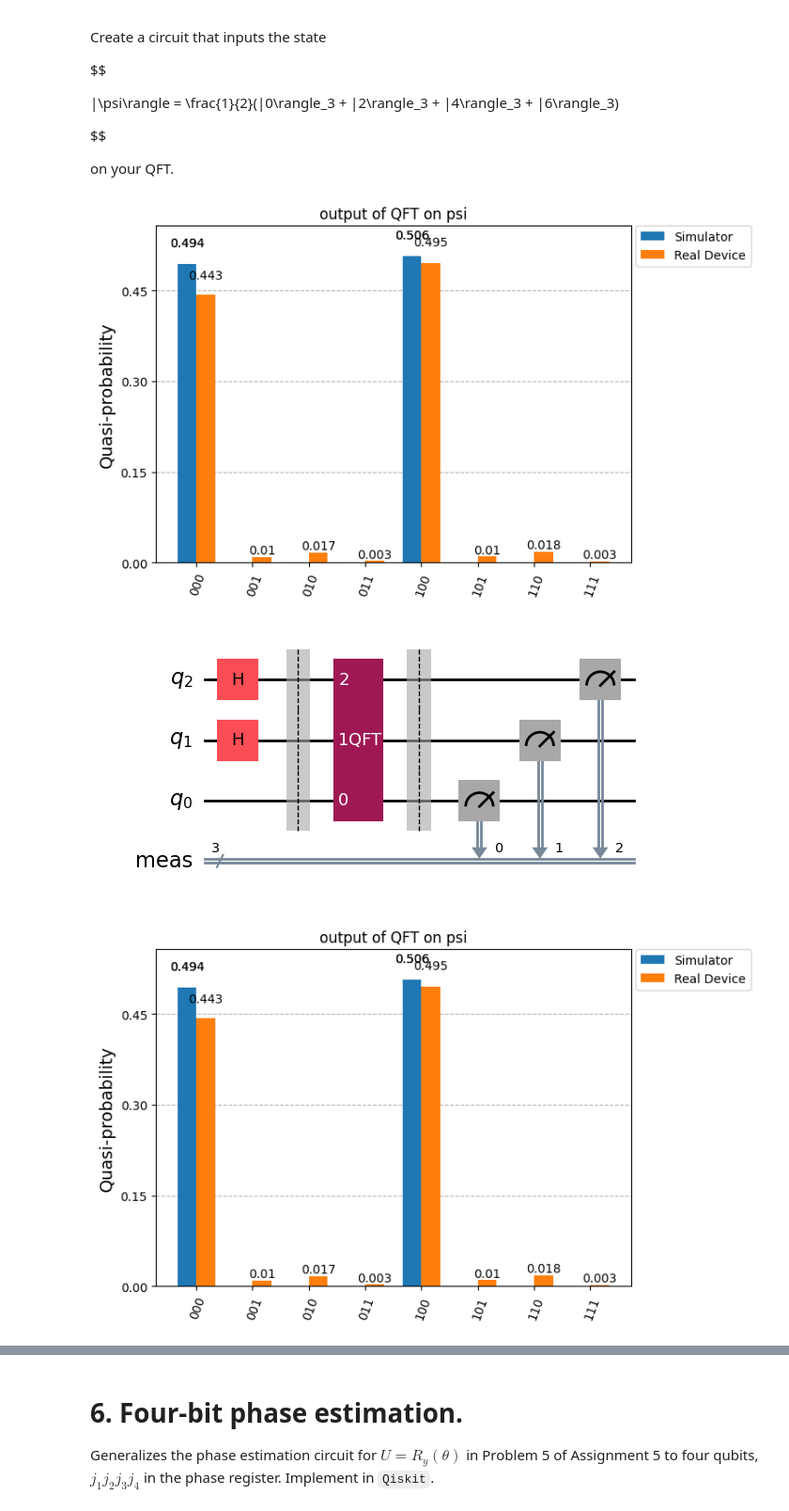
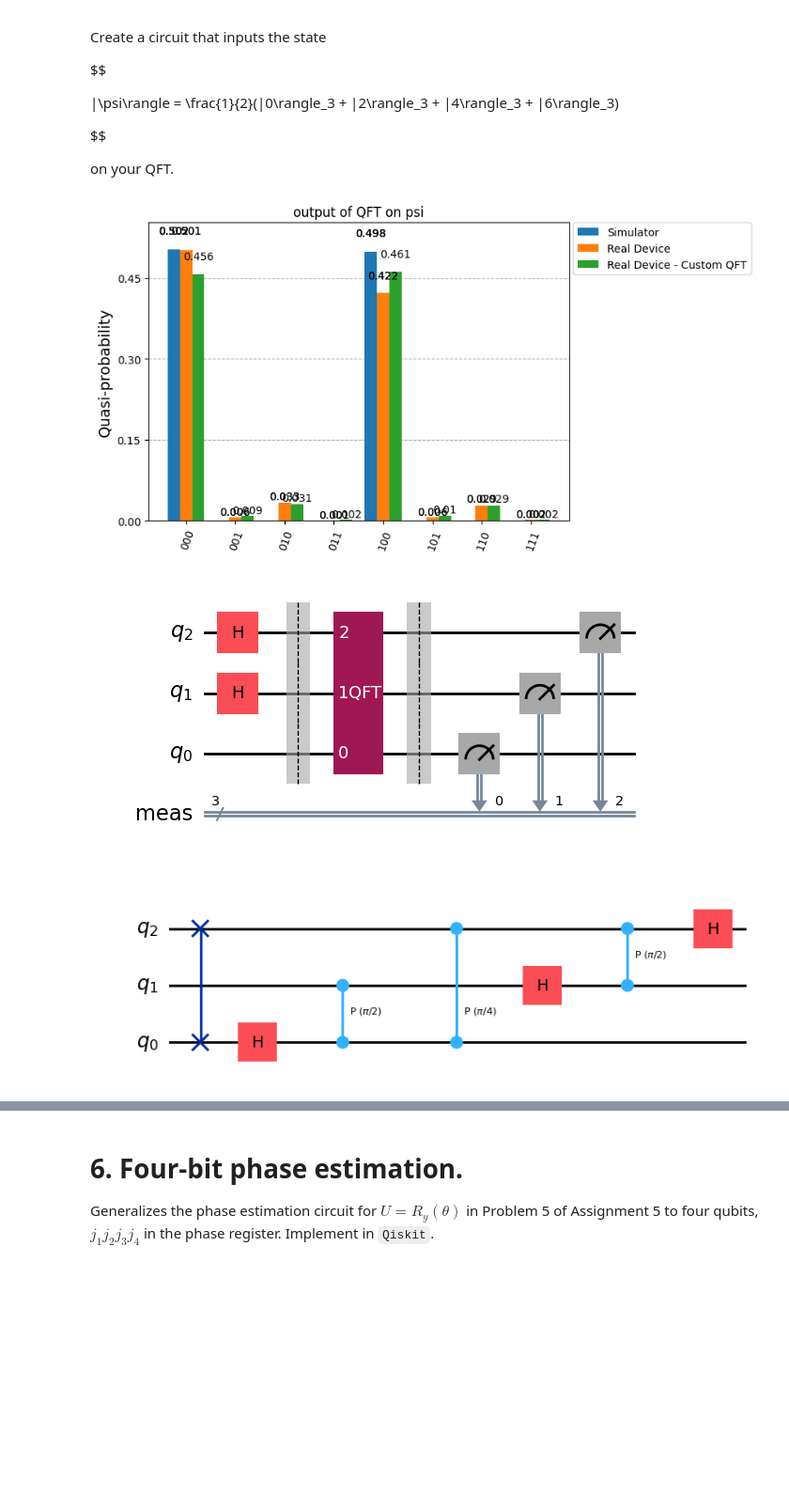
Before and after one commit to isaac-preyser/PHYS223, a Jupyter notebook: final/final.ipynb, the cells around one changed output, grey strips where cells are left out. Shown at 94% size. Drawn from its saved outputs; the diff is of its cells as text; code cells hidden in the pictures; blank space fills up the shorter version.

```diff
--- a/final/final.ipynb
+++ b/final/final.ipynb
@@ -140,6 +140,8 @@ $$
 
 on your QFT.
 # %%
+service_backend = service.least_busy()
+
 
 # From Quantum Composer
 qreg_q = QuantumRegister(3, 'q')
@@ -148,39 +150,82 @@ psi = QuantumCircuit(qreg_q)
 
 
 psi.h(qreg_q[1])
 psi.h(qreg_q[2])
 
 psi.barrier()
 
 from qiskit.circuit.library import QFT
 QFT = QFT(3, inverse=False, approximation_degree=0)
 psi.append(QFT, qreg_q[:3])
 psi.measure_all()
 psi.draw('mpl', reverse_bits=True)
 
-# a. run on the AerSimulator with shots=10000
+
+# Define the V_ij gate
+
+from qiskit.circuit.library import PhaseGate
+
+def V_ij(i: int, j: int) -> PhaseGate:
+    """
+    Returns the base phase gate for V_ij with angle π / 2^|i - j|
+    (as a PhaseGate which can be turned into a controlled gate)
+    """
+    angle = np.pi / (2 ** abs(i - j))
+    return PhaseGate(angle, label=f'V_{i}_{j}')
+
+# Create 3-qubit quantum register
+qreg_q = QuantumRegister(3, 'q')
+QFT_custom = QuantumCircuit(qreg_q, name='QFT_custom')
+
+# SWAP for bit reversal
+QFT_custom.swap(qreg_q[0], qreg_q[2])
+
+# Apply Hadamard + V_ij gates
+QFT_custom.h(qreg_q[0])
+QFT_custom.append(V_ij(0, 1).control(1), [qreg_q[1], qreg_q[0]])  # control on q[1], target q[0]
+QFT_custom.append(V_ij(0, 2).control(1), [qreg_q[2], qreg_q[0]])  # control on q[2], target q[0]
+
+QFT_custom.h(qreg_q[1])
+QFT_custom.append(V_ij(1, 2).control(1), [qreg_q[2], qreg_q[1]])  # control on q[2], target q[1]
+
+QFT_custom.h(qreg_q[2])
+
+QFT_custom.draw('mpl', reverse_bits=True)
+
+
+# a. Run on the AerSimulator with shots=10000
 
 simulator = AerSimulator(method='statevector')
 psi_transpiled = transpile(psi, simulator)
 simulator.set_options(shots=10000)
 
 job = simulator.run(psi_transpiled)
 sim_result = job.result()
 
 
-# b. run on a real device.
+# b. Run on a real device.
 
 # Transpile the circuit for the real device
 psi_transpiled = transpile(psi, service_backend, optimization_level=3)
-# Run the circuit on the real device
+
+# run the custom QFT on the real device
+psi_prime = QuantumCircuit(qreg_q, name='psi_prime')
+psi_prime.h(qreg_q[1])
+psi_prime.h(qreg_q[2])
+psi_prime.barrier()
+psi_prime.append(QFT_custom, qreg_q[:3])
+psi_prime.measure_all()
+# transpile step
+psi_prime_transpiled = transpile(psi_prime, service_backend, optimization_level=3)
+
+# Run the circuits on the real device
 sampler = SamplerV2(mode=service_backend)
-#job = sampler.run([psi_transpiled], shots=10000)
-job = service.job('d00368hrxz8g008ff6dg')
+job = sampler.run([psi_transpiled, psi_prime_transpiled], shots=10000)
 real_result = job.result()
 
 # plot the results and compare
-plot_distribution([sim_result.get_counts(), real_result._pub_results[0].data.meas.get_counts()], legend=['Simulator', 'Real Device'], title="output of QFT on psi")
+plot_distribution([sim_result.get_counts(), real_result._pub_results[0].data.meas.get_counts(), real_result._pub_results[1].data.meas.get_counts() ], legend=['Simulator', 'Real Device', 'Real Device - Custom QFT'], title="output of QFT on psi")
 # %% [output]
-[figure, old version]
+[figure, new version]
 [figure]
-[figure, old version]
+[figure, new version]
```
Also changed, not shown: parts of 4 cells of this notebook, 7 other files.
